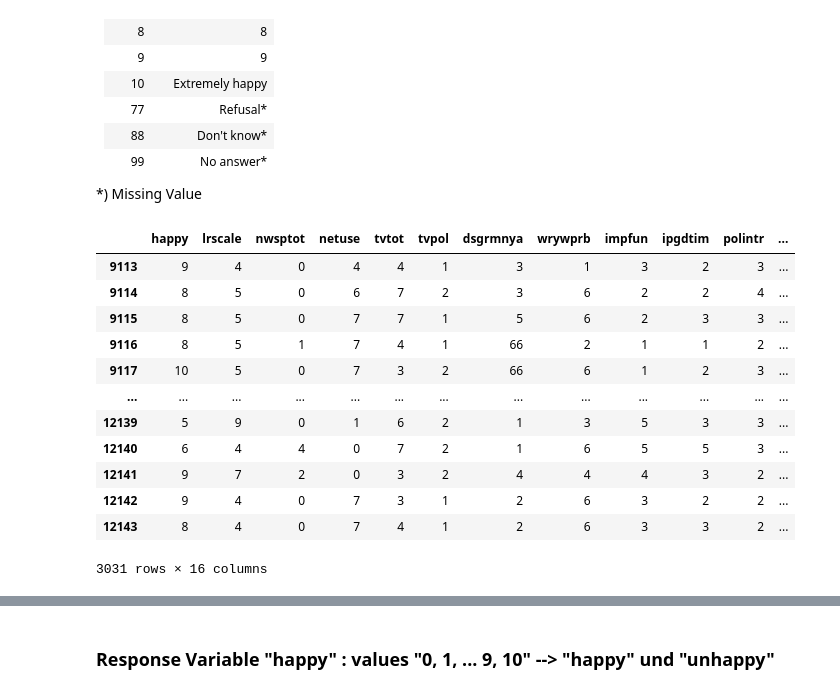
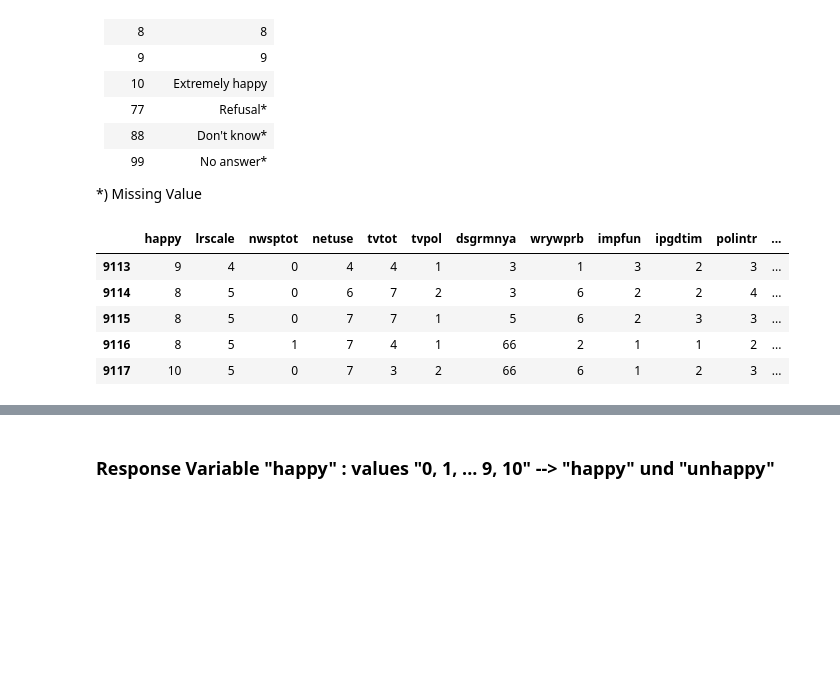
Before and after one commit to HdM-DataAnalytics/Project, a Jupyter notebook: notebooks/draft-analysis.ipynb, the cells around one changed output, grey strips where cells are left out. Cells and saved outputs as stored; diff of their text form; code cells hidden in the pictures; blank space fills up the shorter version.

```diff
--- a/notebooks/draft-analysis.ipynb
+++ b/notebooks/draft-analysis.ipynb
@@ -340,19 +414,12 @@ vars4_cls = ['edude1', 'edude2', 'edude3']
 # %%
 cls_df = df_german[vars0_cls + vars1_cls + vars2_cls + vars3_cls + vars4_cls]
 # %%
-cls_df
+cls_df.head()
 # %% [output]
 |  | happy | lrscale | nwsptot | netuse | tvtot | tvpol | dsgrmnya | wrywprb | impfun | ipgdtim | polintr | ... |
 | 9113 | 9 | 4 | 0 | 4 | 4 | 1 | 3 | 1 | 3 | 2 | 3 | ... |
 | 9114 | 8 | 5 | 0 | 6 | 7 | 2 | 3 | 6 | 2 | 2 | 4 | ... |
 | 9115 | 8 | 5 | 0 | 7 | 7 | 1 | 5 | 6 | 2 | 3 | 3 | ... |
 | 9116 | 8 | 5 | 1 | 7 | 4 | 1 | 66 | 2 | 1 | 1 | 2 | ... |
 | 9117 | 10 | 5 | 0 | 7 | 3 | 2 | 66 | 6 | 1 | 2 | 3 | ... |
-| ... | ... | ... | ... | ... | ... | ... | ... | ... | ... | ... | ... | ... |
-| 12139 | 5 | 9 | 0 | 1 | 6 | 2 | 1 | 3 | 5 | 3 | 3 | ... |
-| 12140 | 6 | 4 | 4 | 0 | 7 | 2 | 1 | 6 | 5 | 5 | 3 | ... |
-| 12141 | 9 | 7 | 2 | 0 | 3 | 2 | 4 | 4 | 4 | 3 | 2 | ... |
-| 12142 | 9 | 4 | 0 | 7 | 3 | 1 | 2 | 6 | 3 | 2 | 2 | ... |
-| 12143 | 8 | 4 | 0 | 7 | 4 | 1 | 2 | 6 | 3 | 3 | 2 | ... |
-3031 rows × 16 columns
 # %%
```
Also changed, not shown: parts of 62 cells of this notebook.
